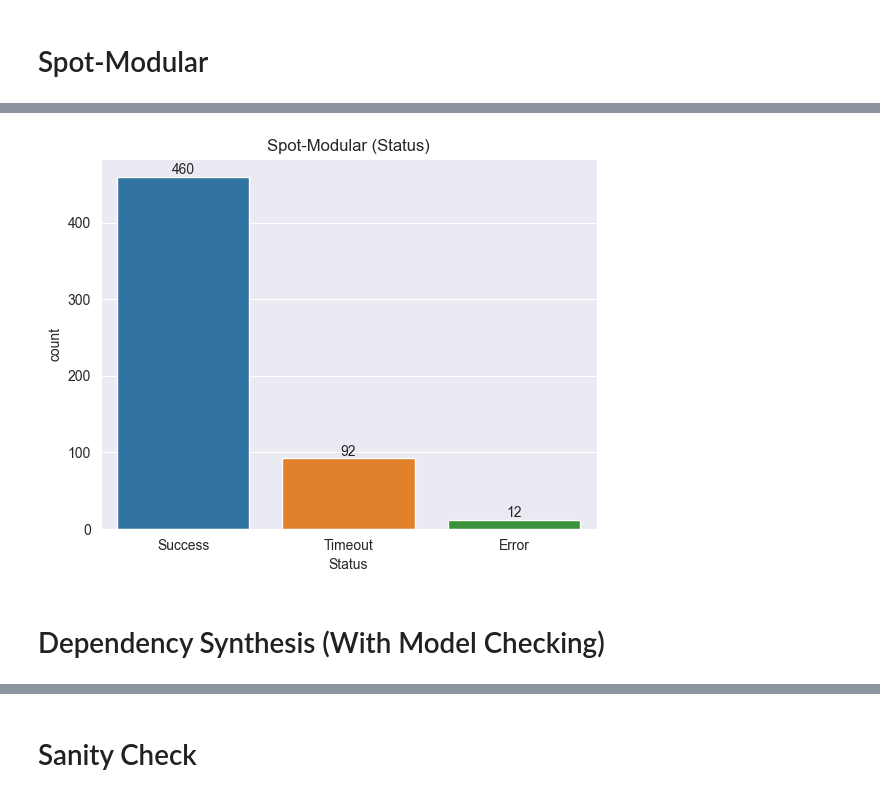
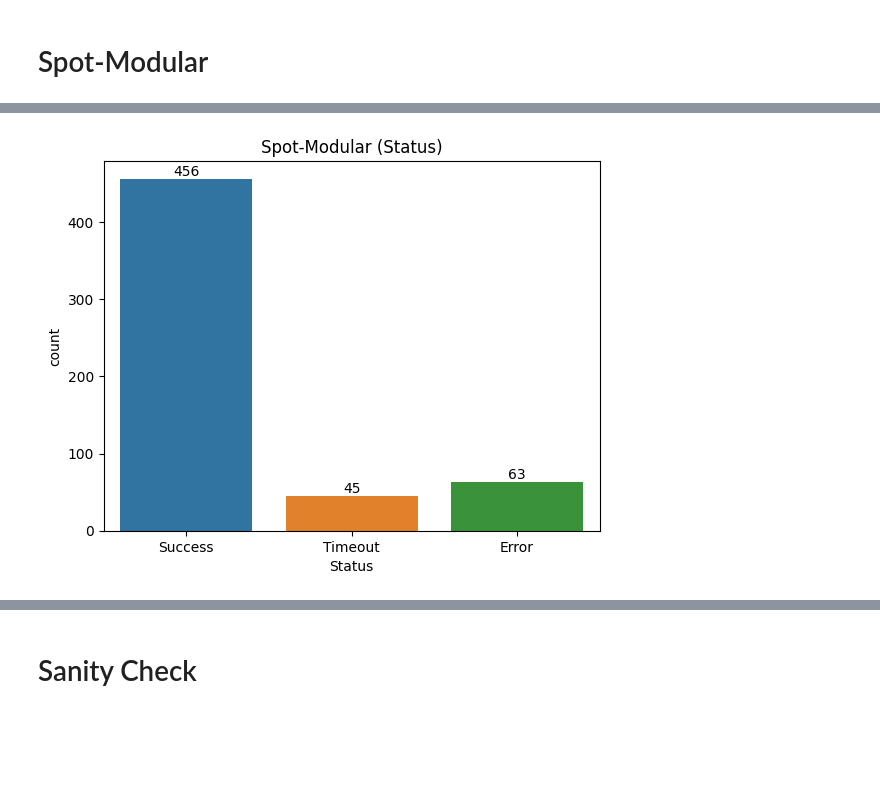
Before and after one commit to eliyaoo32/DepSynt, a Jupyter notebook: notebooks/synthesis.ipynb, the cells around one changed output, grey strips where cells are left out. Cells and saved outputs as stored; diff of their text form; code cells hidden in the pictures; blank space fills up the shorter version.

```diff
--- a/notebooks/synthesis.ipynb
+++ b/notebooks/synthesis.ipynb
@@ -11,11 +11,11 @@ import seaborn as sns
 # %% [markdown]
 # Data Loader
 # %%
+STRIX_SYNTHESIS_PATH = '../experiments/synthesis/strix/'
 DEPS_SYNTHESIS_PATH = '../experiments/synthesis/depsynt'
-PLAIN_SYNTHESIS_PATH = '../experiments/synthesis/spot-modular/'
-SPOT_SD_SYNTHESIS_PATH = '../experiments/synthesis/spot-sd-no-decomposed/'
-SPOT_SD_DECOMPOSED_SYNTHESIS_PATH = '../experiments/synthesis/spot-sd-decomposed/'
-DEPS_SYNTHESIS_MODEL_CHECKING_PATH = '../experiments/model-checking/deps-synt'
+PLAIN_SYNTHESIS_PATH = '../experiments/synthesis/spot-modular'
+SPOT_SD_SYNTHESIS_PATH = '../experiments/synthesis/spot-sd-no-decomposed'
+SPOT_SD_DECOMPOSED_SYNTHESIS_PATH = '../experiments/synthesis/spot-sd-decomposed'
 # %%
 class Status(Enum):
     ERROR = "Error"
@@ -30,16 +30,16 @@ class Status(Enum):
         return str(self.value)
 # %%
 def get_all_benchmarks(path):
-    hoa_files = glob(os.path.join(path, "*.hoa"))
+    hoa_files = glob(os.path.join(path, "*.out"))
     names = [
         Path(f).stem
         for f in hoa_files
     ]
     return names
 
+print("Total benchmark with Strix" , len(get_all_benchmarks(STRIX_SYNTHESIS_PATH)))
 print("Total benchmark with Deps Synthesis" , len(get_all_benchmarks(DEPS_SYNTHESIS_PATH)))
 print("Total benchmark with Plain Synthesis" , len(get_all_benchmarks(PLAIN_SYNTHESIS_PATH)))
 print("Total benchmark with Spot SD" , len(get_all_benchmarks(SPOT_SD_SYNTHESIS_PATH)))
 print("Total benchmark with Spot SD (Decomposed)" , len(get_all_benchmarks(SPOT_SD_DECOMPOSED_SYNTHESIS_PATH)))
-print("Total benchmark with Deps Synthesis + Model Checking" , len(get_all_benchmarks(DEPS_SYNTHESIS_MODEL_CHECKING_PATH)))
 # %% [output]
@@ -324,12 +329,21 @@ def sort_df_order(df):
     ]
     return df[columns_by_order]
 # %%
-def load_benchmarks_df(directory_path):
+def spot_modular_benchmark_df(directory_path):
     all_df = pd.DataFrame([
-        benchmark_loader(directory_path, name)
+        spot_modular_benchmark_loader(directory_path, name)
         for name in get_all_benchmarks(directory_path)
     ])
     all_df.sort_values(by=['Name'], ascending=True, inplace=True)
     all_df = sort_df_order(all_df)
     all_df.set_index("id", inplace=True)
     return all_df
+
+def external_benchmark_df(path):
+    df = pd.DataFrame([
+    external_benchmark_loader(path, name)
+        for name in get_all_benchmarks(path)
+    ])
+    df.sort_values(by=['Name'], ascending=True, inplace=True)
+    df.set_index("id", inplace=True)
+    return df
@@ -472,0 +584,3 @@ spot_modular_synthesis_df
+# %%
+spot_modular_df = spot_modular_benchmark_df(PLAIN_SYNTHESIS_PATH)
+spot_modular_df
@@ -508,6 +651,4 @@ spot_modular_synthesis_df[spot_modular_synthesis_df['Status'] == Status.ERROR]
 # %%
-visual_status(spot_modular_synthesis_df, "Spot-Modular (Status)")
+visual_status(spot_modular_df, "Spot-Modular (Status)")
 # %% [output]
-[figure, old version]
+[figure, new version]
-# %% [markdown]
-# Dependency Synthesis (With Model Checking)
```
Also changed, not shown: parts of 40 cells of this notebook.
